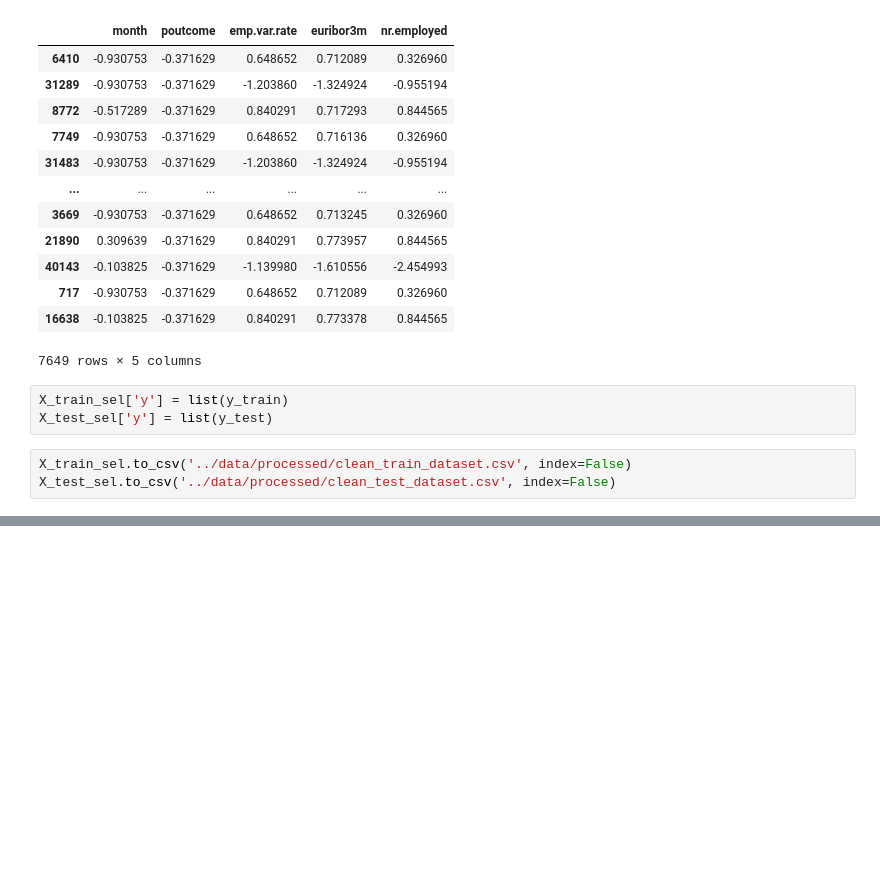
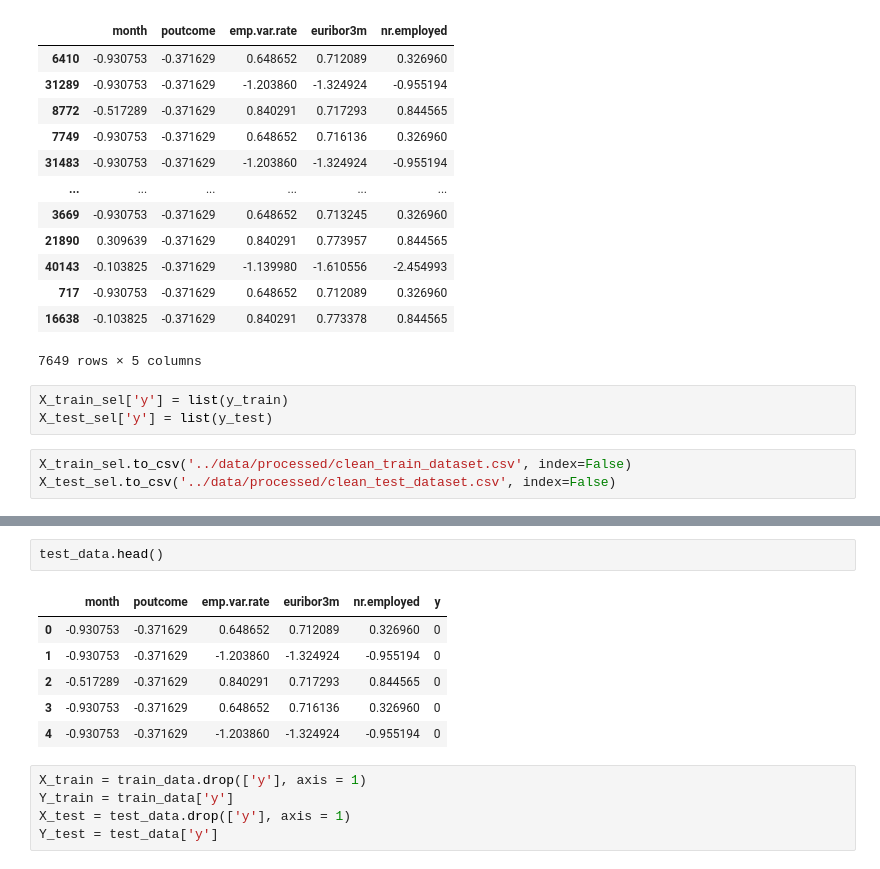
Before and after one commit to meneses-ls/4Geeks-15-Machine-Learning-Logistic-Regression, a Jupyter notebook: src/explore.ipynb, the cells around one changed output, grey strips where cells are left out. Cells and saved outputs as stored; diff of their text form; blank space fills up the shorter version.

```diff
--- a/src/explore.ipynb
+++ b/src/explore.ipynb
@@ -419,0 +436,14 @@ X_test_sel.to_csv('../data/processed/clean_test_dataset.csv', index=False)
+# %%
+test_data.head()
+# %% [output]
+|  | month | poutcome | emp.var.rate | euribor3m | nr.employed | y |
+| 0 | -0.930753 | -0.371629 | 0.648652 | 0.712089 | 0.326960 | 0 |
+| 1 | -0.930753 | -0.371629 | -1.203860 | -1.324924 | -0.955194 | 0 |
+| 2 | -0.517289 | -0.371629 | 0.840291 | 0.717293 | 0.844565 | 0 |
+| 3 | -0.930753 | -0.371629 | 0.648652 | 0.716136 | 0.326960 | 0 |
+| 4 | -0.930753 | -0.371629 | -1.203860 | -1.324924 | -0.955194 | 0 |
+# %%
+X_train = train_data.drop(['y'], axis = 1)
+Y_train = train_data['y']
+X_test = test_data.drop(['y'], axis = 1)
+Y_test = test_data['y']
```
Also changed, not shown: parts of 8 cells of this notebook.
